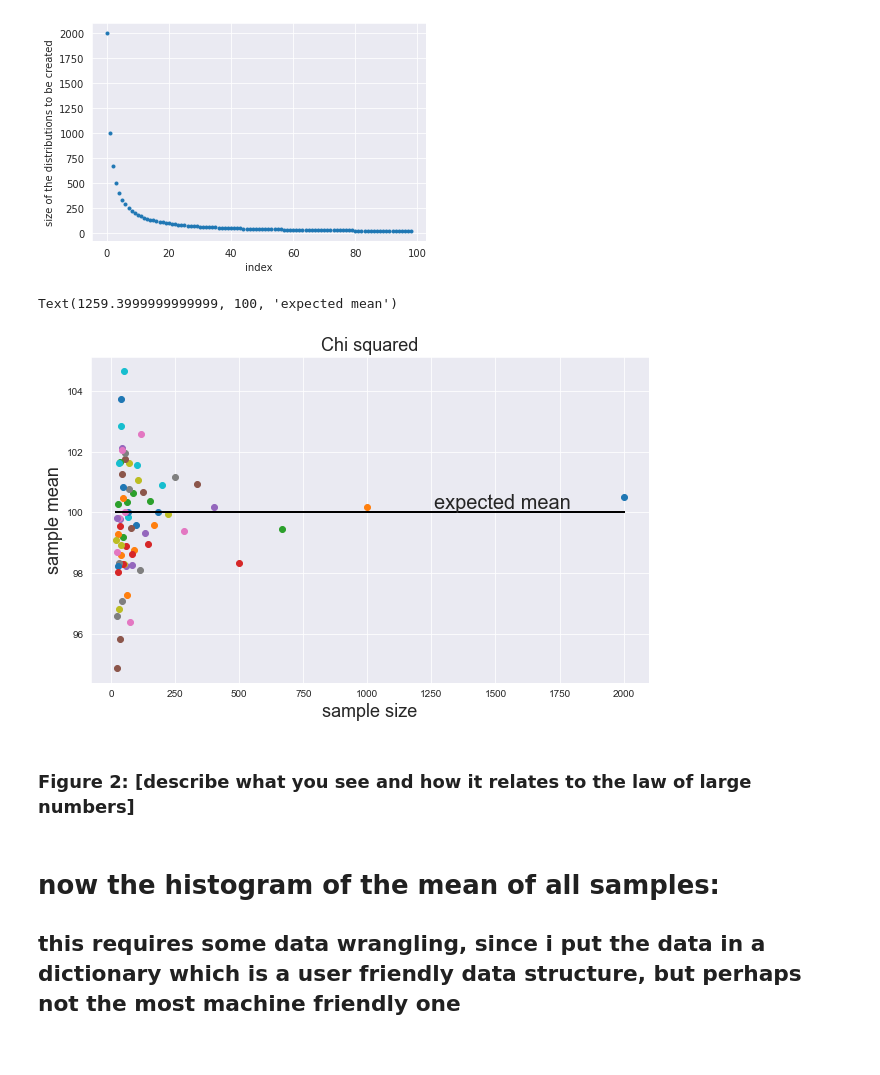
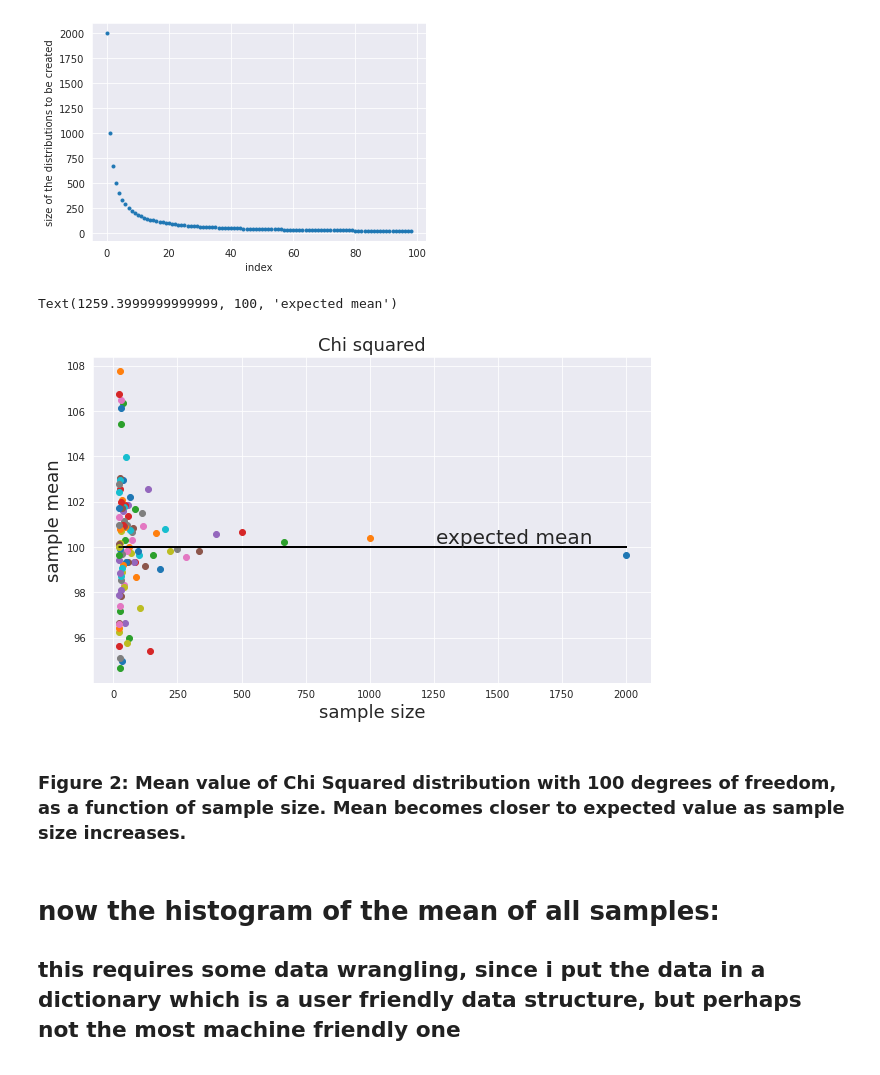
Before and after one commit to nkorzounUD/DSPS_NKorzoun, a Jupyter notebook: HW2/CentralLimitTheorem.ipynb, the cells around one changed output. Saved outputs shown, nothing was run; the diff lists cells and outputs as text; code cells hidden in the pictures.

```diff
--- a/HW2/CentralLimitTheorem.ipynb
+++ b/HW2/CentralLimitTheorem.ipynb
@@ -72,17 +68,12 @@ import numpy as np
 np.random.seed(456)
 # prepare a container for all the distribution:
 # a dictionary so you can call each family of distribution by "key"
-mydists = {}
-# mydists is an empty disctionary;
+md = {}
+# md is an empty disctionary;
 # if you are not familiar with python dictionaries see https://www.pythonforbeginners.com/dictionary/how-to-use-dictionaries-in-python
-mydists['chisq'] = {}
-# mydists['chisq'] is an element of the mydist dictionary, itself a dictionary
-mydists['chisq'][100] = np.random.chisquare(mymean, size=100)
-# mydists now is a dictionary with one object in it:
-#             a dictionary by the key 'chisq'
-# mydists['chisq'] is a dictionary with one object in it:
-#             an array of 100 elements by the key 100
-pl.hist(md['chisq'][100], bins = 30)
+md['chisq'] = np.random.chisquare(mymean, size=100)
+# md now is a dictionary with one object: an array by the key 'chisq'
+pl.hist(md['chisq'], bins = 30)
 pl.ylabel('N')
 pl.xlabel('x');
 # %% [output]
@@ -99,8 +90,10 @@ Chisq mean: 100.09, standard deviation: 13.24
 ## Now let's do it for 100 Chisq distributions
 we want distributions of different sizes (all integers between 10 and 2000). It's a good idea to create more small distributions, cause, as we will see, their means will be more noisy (due to the law of large numbers which we discussed in class). Here are some tricks to create the distribution sizes
 # %%
-mysize = (2000 / (np.array(range(1, 100)))).astype(int)
-# mysize = 1000 / (np.array(range(1, 100) + [10]))
-# mysize = (np.random.rand(100) * 1000).astype(int)
+mysize = (2000 / (np.array(range(1, 100, 1)))).astype(int)
+#mysize = 1000 / (np.array(range(1, 100) + [10]))
+#mysize = (np.random.rand(100) * 1000).astype(int)
+print( mysize  )
+
 print ("shape of the 'size' list that contains the size of each distribution", mysize.shape)
 # %% [output]
@@ -112,34 +113,36 @@ pl.ylabel("size of the distributions to be created");
 # %% [output]
 [figure]
 # %%
+# I am gonna create a new dictionary "md" the dictionary entry created into a nested dictionary
+# the outside dictionary hosts the distributions as dictionary,
+# and each distribution dictionary contains the 100 distribution (arrays of diferent sizes)
 
-# fill dictionary in in a for loop. not pythonic, but easily readable
+md['chisq'] = {}
+#and do it in a for loop. not pythonic, but easily readable
+for n in range(len(mysize)):
+    md['chisq'][n] = np.random.chisquare(df, size = mysize[n]) #all distributions have mean=df=100
 
-for n in mysize:
-    md['chisq'][n] = np.random.chisquare(df, size = n) #all distributions have mean=df=100
 
 # save the means for plotting later
 
 md['chisq']['means'] = {}
-# prepare the figure
 axchisq_mu_n = pl.figure(figsize=(10,6)).add_subplot(111)
-
 for nn in md['chisq']:
-    if not type(nn) == str: # needed because one element is "mean"
+    if not type(nn) == str:
         md['chisq']['means'][nn] = md['chisq'][nn].mean()
         #and plot it
-        axchisq_mu_n.plot(nn, md['chisq']['means'][nn], 'o')
+        axchisq_mu_n.plot(mysize[nn], md['chisq']['means'][nn], 'o')
         axchisq_mu_n.set_xlabel('sample size', fontsize=18)
         axchisq_mu_n.set_ylabel('sample mean', fontsize=18)
-axchisq_mu_n.set_title('Chi squared', fontsize=18)
-axchisq_mu_n.plot([min(mysize), max(mysize)], [df, df], 'k')
+        axchisq_mu_n.set_title('Chi squared', fontsize=18)
+        axchisq_mu_n.plot([min(mysize), max(mysize)], [df, df], 'k')
 axchisq_mu_n.text(axchisq_mu_n.get_xlim()[1] * .6, 100, "expected mean",
                   va="bottom", fontsize=20)
 # %% [output]
 Text(1259.3999999999999, 100, 'expected mean')
-[figure, old version]
+[figure, new version]
-# %% [markdown]
-### Figure 2: [describe what you see and how it relates to the law of large numbers]
+# %% [markdown]
+### Figure 2: Mean value of Chi Squared distribution with 100 degrees of freedom, as a function of sample size. Mean becomes closer to expected value as sample size increases.
 # %% [markdown]
 # now the histogram of the mean of all samples:
 ## this requires some data wrangling, since i put the data in a dictionary which is a user friendly data structure, but perhaps not the most machine friendly one
```
Also changed, not shown: parts of 52 cells of this notebook, 5 other files.
